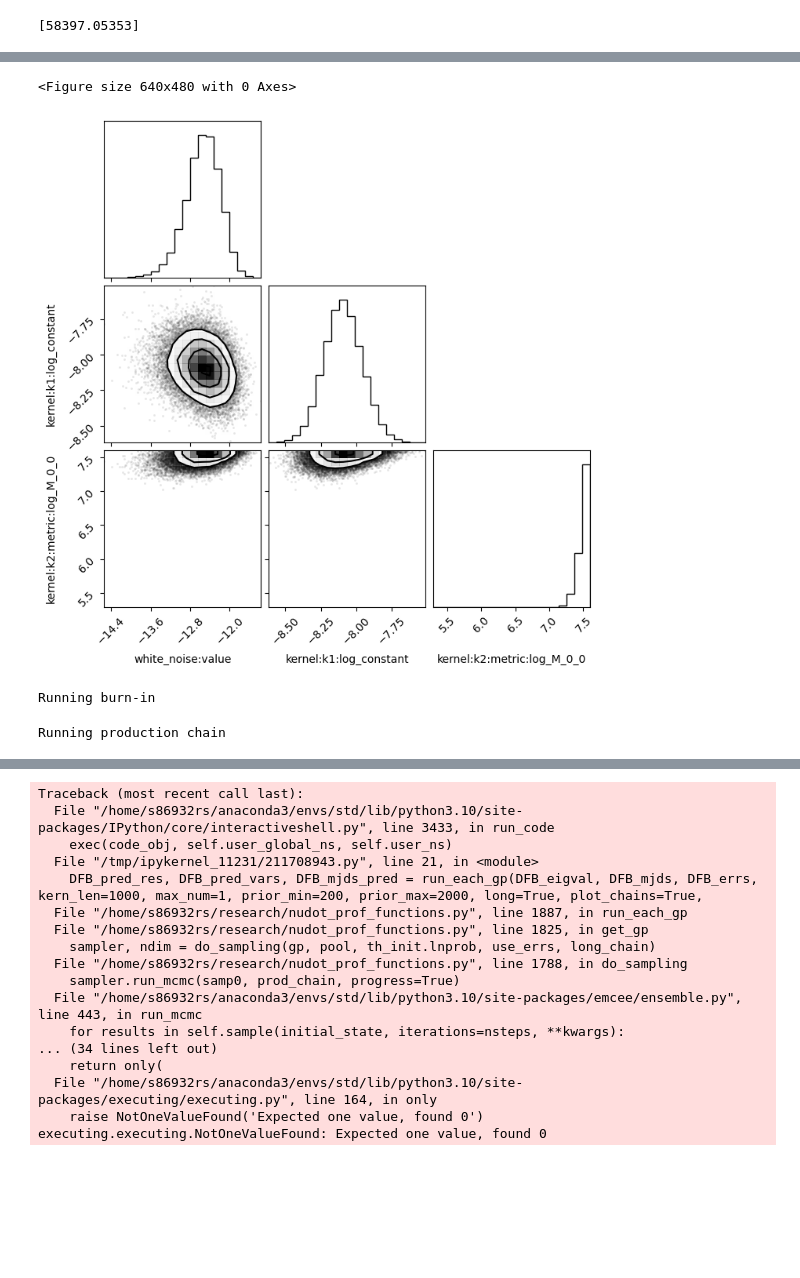
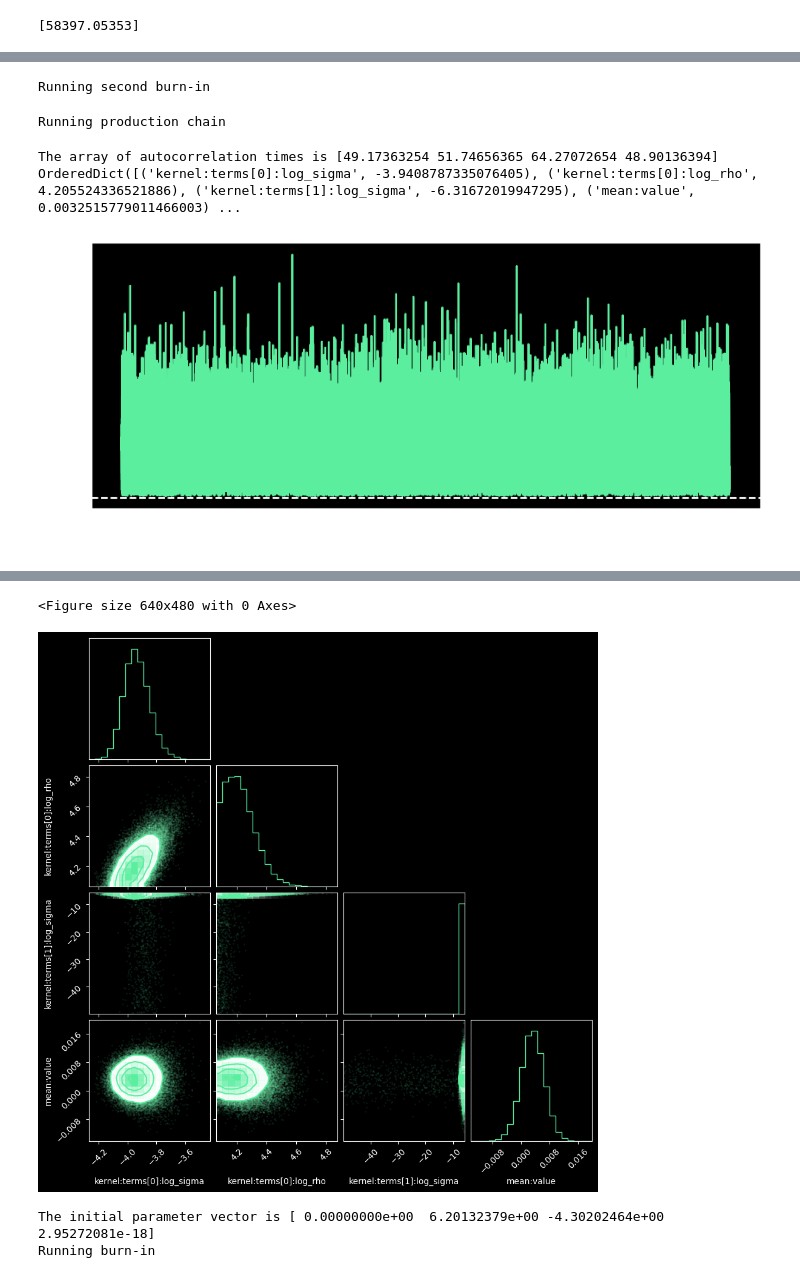
Before and after one commit to respiewak/psr_prof_pca, a Jupyter notebook: third_eigenvalue_gps.ipynb, the cells around one changed output, grey strips where cells are left out. Cells and saved outputs as stored; diff of their text form; code cells hidden in the pictures; blank space fills up the shorter version.

Commit message:
GPs with celerite are working, even with real data, but still need work regarding prior bounds

```diff
--- a/third_eigenvalue_gps.ipynb
+++ b/third_eigenvalue_gps.ipynb
@@ -150,12 +149,28 @@ if read_old and os.path.exists(gp_file):
 
 if exist_DFB and 'DFB_pred_res' not in locals():
     print("Running GP for DFB data")
-    DFB_pred_res, DFB_pred_vars, DFB_mjds_pred = run_each_gp(DFB_eigval, DFB_mjds, DFB_errs, kern_len=1000, max_num=1, prior_min=200, prior_max=2000, long=True, plot_chains=True,
-                                                             plot_corner=True, plot=True, mcmc=True, multi=True, gp_plotname=os.path.join(plots_dir, psr+'_dfb_{}_gp_preds.png'.format(freq)))
+    lags = DFB_mjds[1:] - DFB_mjds[:-1]
+    pmin = np.percentile(lags, 97.5)
+    print("The minimum length scale for DFB is {:.2f}".format(pmin))
+    mjd_range = DFB_mjds[-1] - DFB_mjds[0]
+    kern_len = max(pmin*2, mjd_range/10)
+
+    DFB_pred_res, DFB_pred_vars, DFB_mjds_pred = run_each_gp(DFB_eigval, DFB_mjds, DFB_errs, kern_len=kern_len, max_num=2, prior_min=pmin, prior_max=0.5*mjd_range,
+                                                             burn_chain=200, prod_chain=2000, num_walkers=200,
+                                                             long=False, plot_chains=True, plot_corner=True, plot_gps=True, mcmc=True, multi=True,
+                                                             verb=True, bk_bgd=use_bk_bgd, gp_plotname=os.path.join(plots_dir, psr+'_dfb_{}_gp_preds.png'.format(freq)))
 
 if exist_AFB and 'AFB_pred_res' not in locals():
     print("Running GP for AFB data")
-    AFB_pred_res, AFB_pred_vars, AFB_mjds_pred = run_each_gp(AFB_eigval, AFB_mjds, AFB_errs, kern_len=1000, max_num=3, prior_min=200, prior_max=2000, long=True, plot_chains=True,
-                                                             plot_corner=True, plot=True, mcmc=True, multi=True, gp_plotname=os.path.join(plots_dir, psr+'_afb_{}_gp_preds.png'.format(freq)))
+    lags = AFB_mjds[1:] - AFB_mjds[:-1]
+    pmin = np.percentile(lags, 97.5)
+    print("The minimum length scale for AFB is {:.2f}".format(pmin))
+    mjd_range = AFB_mjds[-1] - AFB_mjds[0]
+    kern_len = max(pmin*2, mjd_range/10)
+
+    AFB_pred_res, AFB_pred_vars, AFB_mjds_pred = run_each_gp(AFB_eigval, AFB_mjds, AFB_errs, kern_len=kern_len, max_num=2, prior_min=pmin, prior_max=0.5*mjd_range,
+                                                             burn_chain=200, prod_chain=2000, num_walkers=200,
+                                                             long=False, plot_chains=True, plot_corner=True, plot_gps=True, mcmc=True, multi=True,
+                                                             verb=True, bk_bgd=use_bk_bgd, gp_plotname=os.path.join(plots_dir, psr+'_afb_{}_gp_preds.png'.format(freq)))
 # %% [output]
 Running GP for DFB data
@@ -166,4 +181,5 @@ Running production chain
-<Figure size 640x480 with 0 Axes>
+Running second burn-in
-[figure, old version]
-Running burn-in
+Running production chain
-Running production chain
+The array of autocorrelation times is [49.17363254 51.74656365 64.27072654 48.90136394]
+OrderedDict([('kernel:terms[0]:log_sigma', -3.9408787335076405), ('kernel:terms[0]:log_rho', 4.205524336521886), ('kernel:terms[1]:log_sigma', -6.31672019947295), ('mean:value', 0.0032515779011466003) ...
+[figure, new version]
@@ -171,17 +187,4 @@ Unexpected exception formatting exception. Falling back to standard exception
-Traceback (most recent call last):
-  File "/home/s86932rs/anaconda3/envs/std/lib/python3.10/site-packages/IPython/core/interactiveshell.py", line 3433, in run_code
-    exec(code_obj, self.user_global_ns, self.user_ns)
-  File "/tmp/ipykernel_11231/211708943.py", line 21, in <module>
-    DFB_pred_res, DFB_pred_vars, DFB_mjds_pred = run_each_gp(DFB_eigval, DFB_mjds, DFB_errs, kern_len=1000, max_num=1, prior_min=200, prior_max=2000, long=True, plot_chains=True,
-  File "/home/s86932rs/research/nudot_prof_functions.py", line 1887, in run_each_gp
-  File "/home/s86932rs/research/nudot_prof_functions.py", line 1825, in get_gp
-    sampler, ndim = do_sampling(gp, pool, th_init.lnprob, use_errs, long_chain)
-  File "/home/s86932rs/research/nudot_prof_functions.py", line 1788, in do_sampling
-    sampler.run_mcmc(samp0, prod_chain, progress=True)
-  File "/home/s86932rs/anaconda3/envs/std/lib/python3.10/site-packages/emcee/ensemble.py", line 443, in run_mcmc
-    for results in self.sample(initial_state, iterations=nsteps, **kwargs):
-... (34 lines left out)
-    return only(
-  File "/home/s86932rs/anaconda3/envs/std/lib/python3.10/site-packages/executing/executing.py", line 164, in only
-    raise NotOneValueFound('Expected one value, found 0')
-executing.executing.NotOneValueFound: Expected one value, found 0
+<Figure size 640x480 with 0 Axes>
+[figure, new version]
+The initial parameter vector is [ 0.00000000e+00  6.20132379e+00 -4.30202464e+00  2.95272081e-18]
+Running burn-in
```
Also changed, not shown: parts of 4 cells of this notebook, 2 other files.
